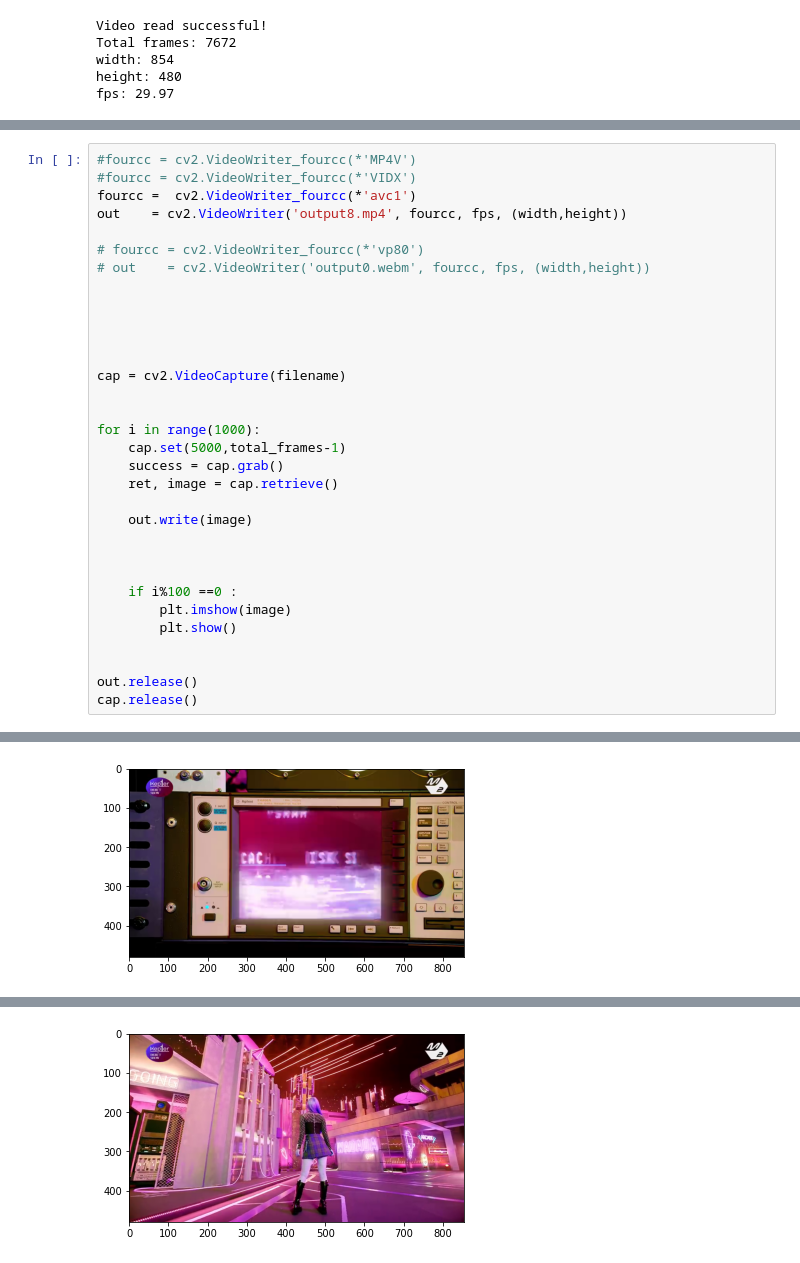
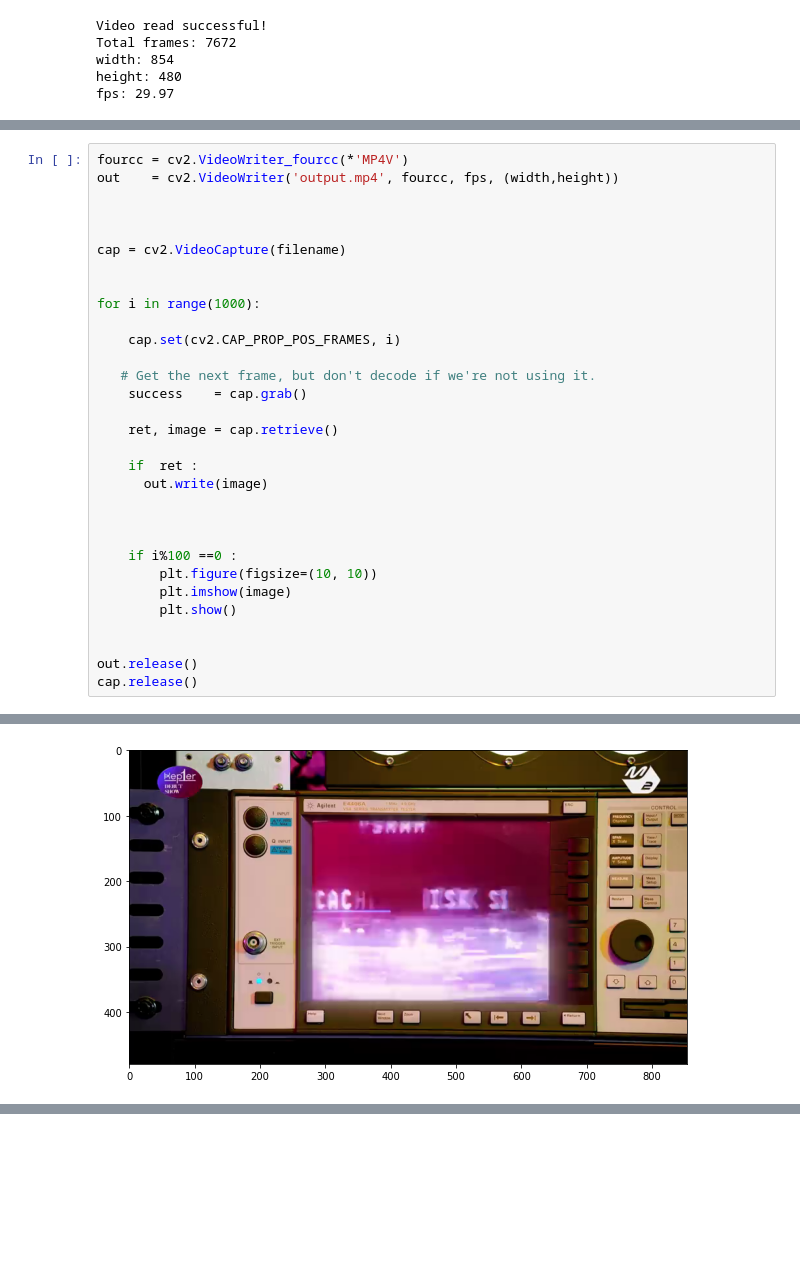
Before and after one commit to Tuchsanai/152-478-Introduction-to-Deep-Learning-for-Artificial-Intelligence-Engineering, a Jupyter notebook: 05_Image_Video_OpenCV/01_opencv/a.ipynb, the cells around one changed output, grey strips where cells are left out. Cells and saved outputs as stored; diff of their text form; blank space fills up the shorter version.

```diff
--- a/05_Image_Video_OpenCV/01_opencv/a.ipynb
+++ b/05_Image_Video_OpenCV/01_opencv/a.ipynb
@@ -74,15 +54,8 @@ HTML(f"""<video src={url} width=800 controls/>""")
 # %% [output]
 [interactive output not drawn]
 # %%
-#fourcc = cv2.VideoWriter_fourcc(*'MP4V')
-#fourcc = cv2.VideoWriter_fourcc(*'VIDX')
-fourcc =  cv2.VideoWriter_fourcc(*'avc1')
-out    = cv2.VideoWriter('output8.mp4', fourcc, fps, (width,height))
-
-# fourcc = cv2.VideoWriter_fourcc(*'vp80')
-# out    = cv2.VideoWriter('output0.webm', fourcc, fps, (width,height))
-
-
+fourcc = cv2.VideoWriter_fourcc(*'MP4V')
+out    = cv2.VideoWriter('output.mp4', fourcc, fps, (width,height))
 
 
 
@@ -90,15 +63,21 @@ cap = cv2.VideoCapture(filename)
 
 
 for i in range(1000):
-    cap.set(5000,total_frames-1)
-    success = cap.grab()
+
+    cap.set(cv2.CAP_PROP_POS_FRAMES, i)
+
+   # Get the next frame, but don't decode if we're not using it.
+    success    = cap.grab()
+
     ret, image = cap.retrieve()
 
-    out.write(image)
+    if  ret :
+      out.write(image)
 
 
 
     if i%100 ==0 :
+        plt.figure(figsize=(10, 10))
         plt.imshow(image)
         plt.show()
 
@@ -112 +91 @@ cap.release()
-[figure, old version]
+[figure, new version]
@@ -115 +93,0 @@ cap.release()
-[figure, removed]
```
Also changed, not shown: parts of 10 cells of this notebook.
